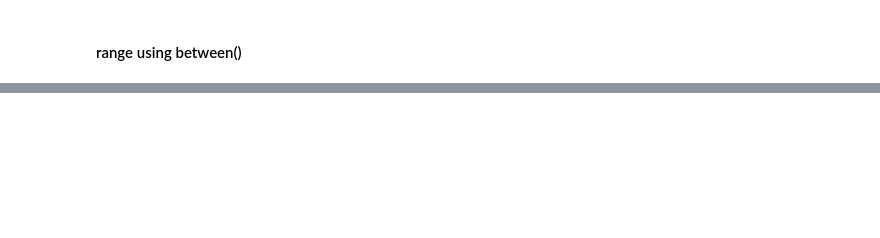
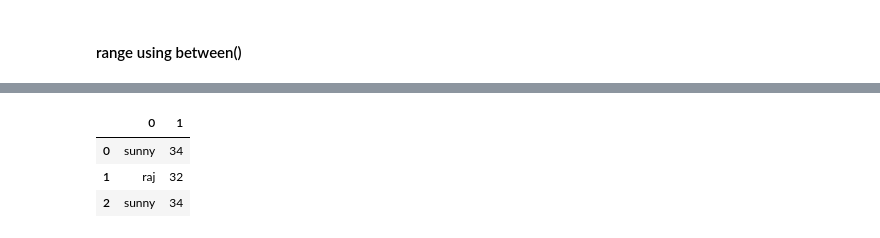
Before and after one commit to joy4micro/practice, a Jupyter notebook: pandas/data_frame_2_filtering_data.ipynb, the cells around one changed output, grey strips where cells are left out. Drawn from its saved outputs; the diff is of its cells as text; code cells hidden in the pictures; blank space fills up the shorter version.

```diff
--- a/pandas/data_frame_2_filtering_data.ipynb
+++ b/pandas/data_frame_2_filtering_data.ipynb
@@ -269,0 +330,9 @@ employees[mask].head(5)
+# %%
+nameage = pd.DataFrame([['sunny', 34],['raj', 32], ['sunny', 34]])
+# %%
+nameage
+# %% [output]
+|  | 0 | 1 |
+| 0 | sunny | 34 |
+| 1 | raj | 32 |
+| 2 | sunny | 34 |
```
Also changed, not shown: parts of 49 cells of this notebook.
